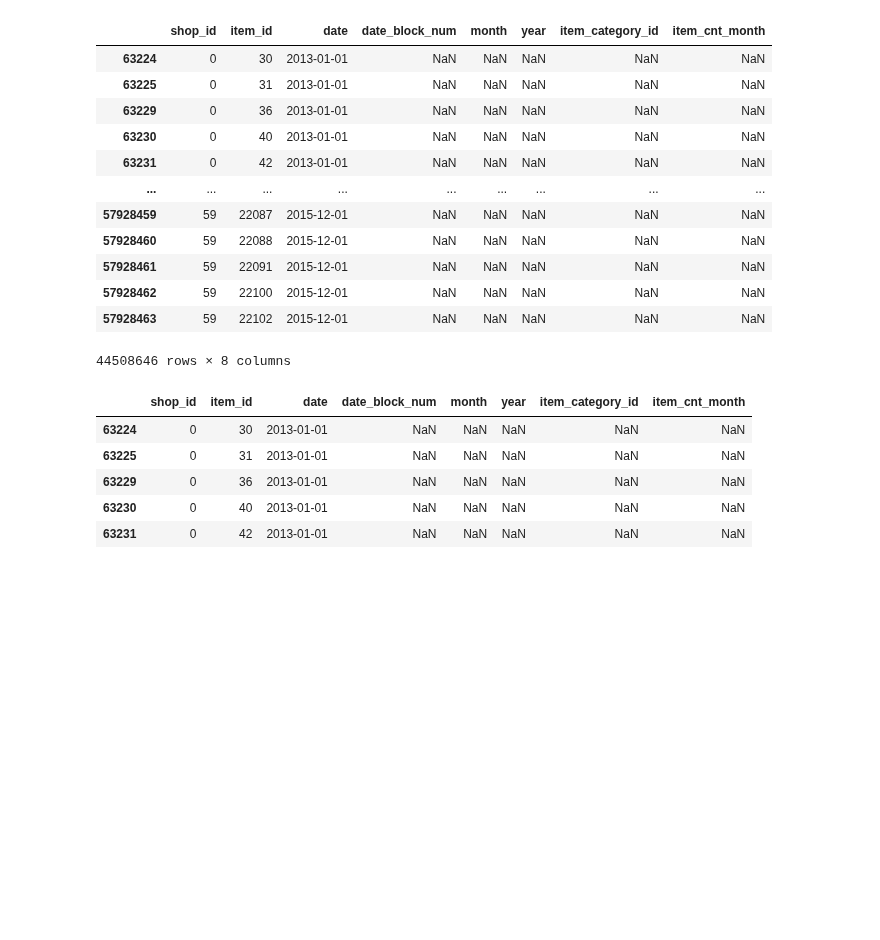
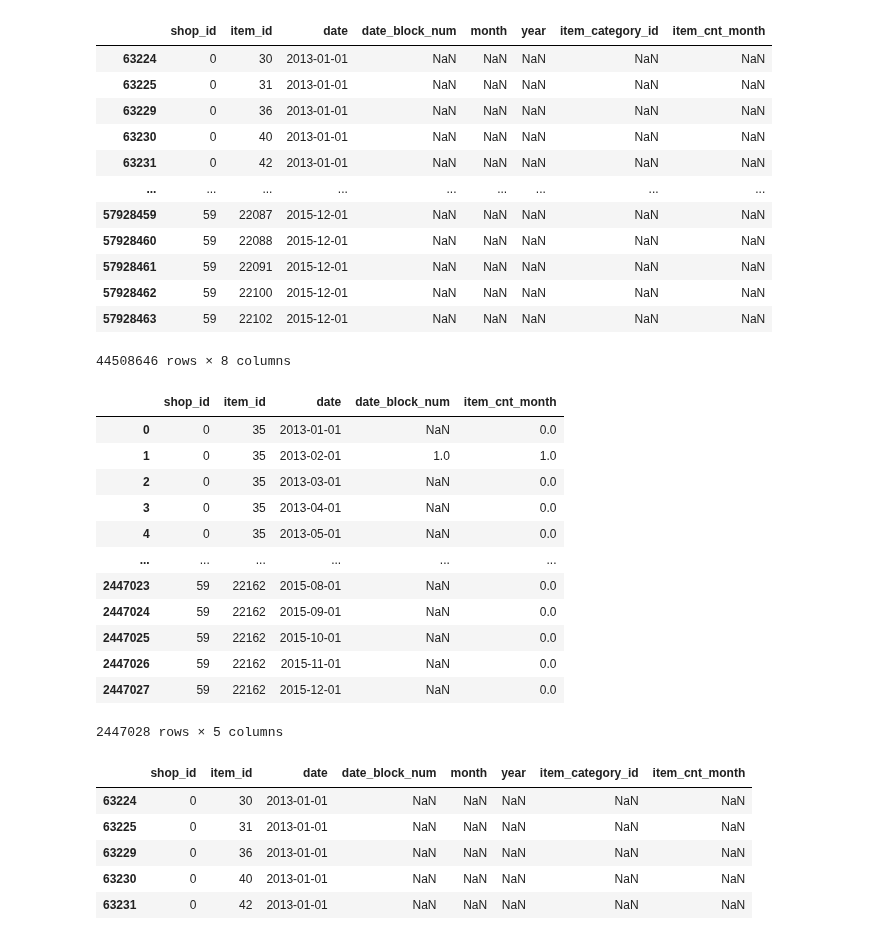
Before and after one commit to the-chiefdom/Predict_Future_Sales, a Jupyter notebook: Wrangling_Exploratory.ipynb, the cells around one changed output. Saved outputs shown, nothing was run; the diff lists cells and outputs as text; code cells hidden in the pictures; blank space fills up the shorter version.

```diff
--- a/Wrangling_Exploratory.ipynb
+++ b/Wrangling_Exploratory.ipynb
@@ -315,6 +342,24 @@ nulldf
 | 57928462 | 59 | 22100 | 2015-12-01 | NaN | NaN | NaN | NaN | NaN |
 | 57928463 | 59 | 22102 | 2015-12-01 | NaN | NaN | NaN | NaN | NaN |
 44508646 rows × 8 columns
+# %%
+train_df = pd.read_csv('wrangled_data/train_compress_index.csv')
+# %%
+train_df
+# %% [output]
+|  | shop_id | item_id | date | date_block_num | item_cnt_month |
+| 0 | 0 | 35 | 2013-01-01 | NaN | 0.0 |
+| 1 | 0 | 35 | 2013-02-01 | 1.0 | 1.0 |
+| 2 | 0 | 35 | 2013-03-01 | NaN | 0.0 |
+| 3 | 0 | 35 | 2013-04-01 | NaN | 0.0 |
+| 4 | 0 | 35 | 2013-05-01 | NaN | 0.0 |
+| ... | ... | ... | ... | ... | ... |
+| 2447023 | 59 | 22162 | 2015-08-01 | NaN | 0.0 |
+| 2447024 | 59 | 22162 | 2015-09-01 | NaN | 0.0 |
+| 2447025 | 59 | 22162 | 2015-10-01 | NaN | 0.0 |
+| 2447026 | 59 | 22162 | 2015-11-01 | NaN | 0.0 |
+| 2447027 | 59 | 22162 | 2015-12-01 | NaN | 0.0 |
+2447028 rows × 5 columns
 # %%
 key_df = train_df[['date_block_num', 'year', 'month']].groupby(['date_block_num', 'year', 'month']).count().reset_index().set_index(['year', 'month'])
 # %%
```
Also changed, not shown: parts of 25 cells of this notebook.
